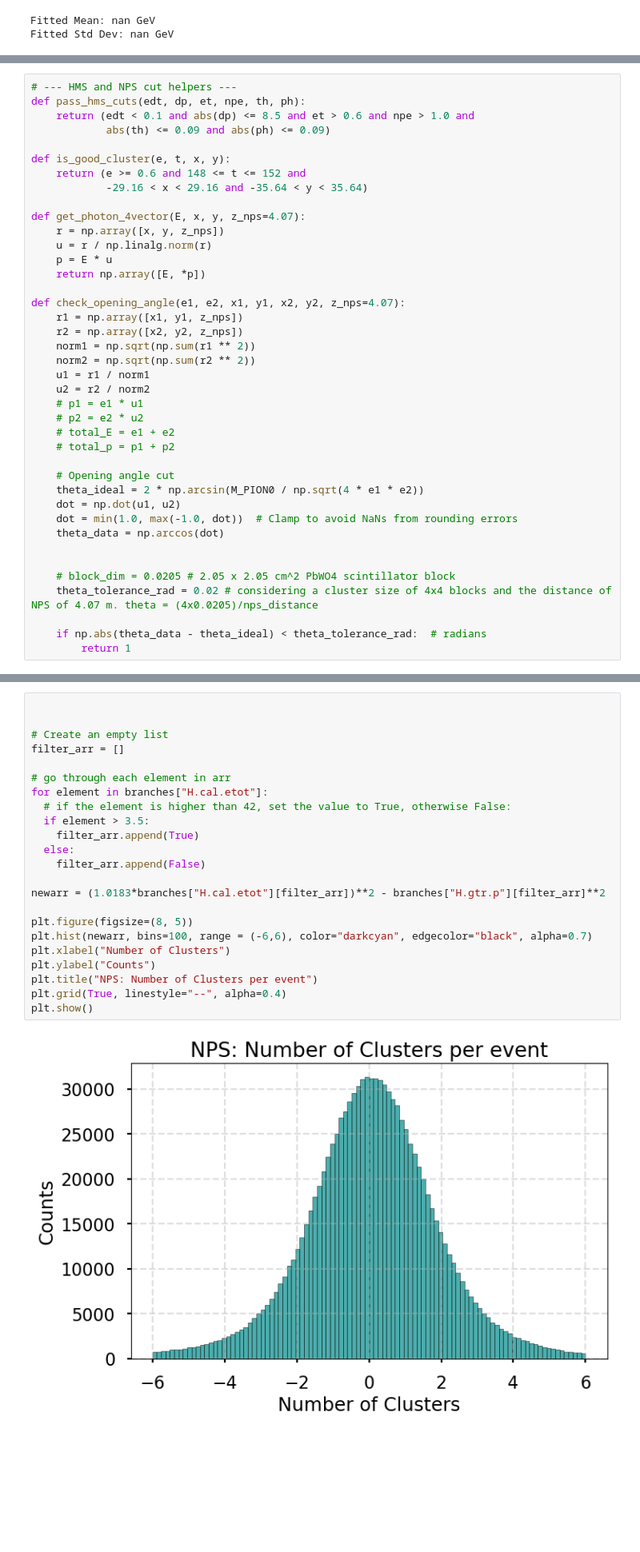
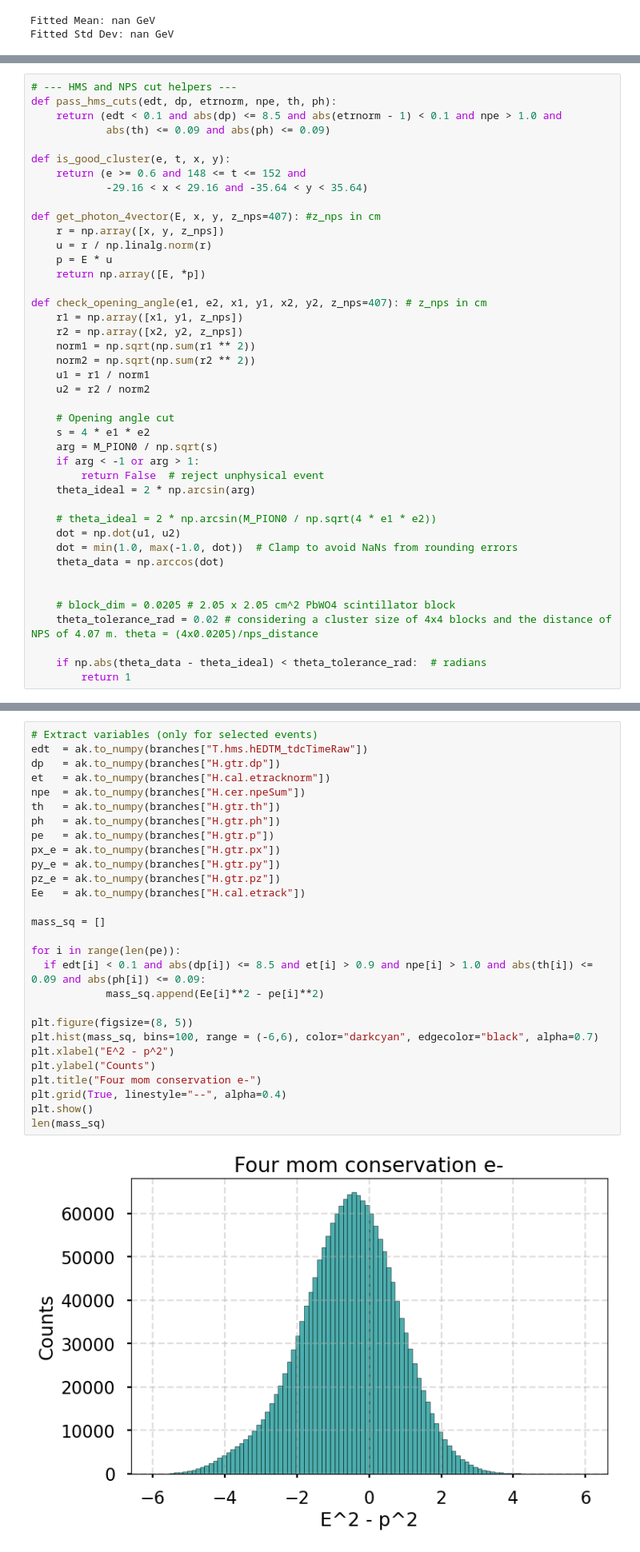
Before and after one commit to avnishphy/nps_analysis, a Jupyter notebook: pi0_analysis/exclusive_pi0.ipynb, the cells around one changed output, grey strips where cells are left out. Shown at 80% size. Drawn from its saved outputs; the diff is of its cells as text; blank space fills up the shorter version.

```diff
--- a/pi0_analysis/exclusive_pi0.ipynb
+++ b/pi0_analysis/exclusive_pi0.ipynb
@@ -908,33 +1140,35 @@ def detector_hut_to_hall_with_translation(px, py, pz, L=18.1, theta_deg=16.5):
 # %%
 # --- HMS and NPS cut helpers ---
-def pass_hms_cuts(edt, dp, et, npe, th, ph):
-    return (edt < 0.1 and abs(dp) <= 8.5 and et > 0.6 and npe > 1.0 and
+def pass_hms_cuts(edt, dp, etrnorm, npe, th, ph):
+    return (edt < 0.1 and abs(dp) <= 8.5 and abs(etrnorm - 1) < 0.1 and npe > 1.0 and
             abs(th) <= 0.09 and abs(ph) <= 0.09)
 
 def is_good_cluster(e, t, x, y):
     return (e >= 0.6 and 148 <= t <= 152 and
             -29.16 < x < 29.16 and -35.64 < y < 35.64)
 
-def get_photon_4vector(E, x, y, z_nps=4.07):
+def get_photon_4vector(E, x, y, z_nps=407): #z_nps in cm
     r = np.array([x, y, z_nps])
     u = r / np.linalg.norm(r)
     p = E * u
     return np.array([E, *p])
 
-def check_opening_angle(e1, e2, x1, y1, x2, y2, z_nps=4.07):
+def check_opening_angle(e1, e2, x1, y1, x2, y2, z_nps=407): # z_nps in cm
     r1 = np.array([x1, y1, z_nps])
     r2 = np.array([x2, y2, z_nps])
     norm1 = np.sqrt(np.sum(r1 ** 2))
     norm2 = np.sqrt(np.sum(r2 ** 2))
     u1 = r1 / norm1
     u2 = r2 / norm2
-    # p1 = e1 * u1
-    # p2 = e2 * u2
-    # total_E = e1 + e2
-    # total_p = p1 + p2
 
     # Opening angle cut
-    theta_ideal = 2 * np.arcsin(M_PION0 / np.sqrt(4 * e1 * e2))
+    s = 4 * e1 * e2
+    arg = M_PION0 / np.sqrt(s)
+    if arg < -1 or arg > 1:
+        return False  # reject unphysical event
+    theta_ideal = 2 * np.arcsin(arg)
+
+    # theta_ideal = 2 * np.arcsin(M_PION0 / np.sqrt(4 * e1 * e2))
     dot = np.dot(u1, u2)
     dot = min(1.0, max(-1.0, dot))  # Clamp to avoid NaNs from rounding errors
     theta_data = np.arccos(dot)
@@ -1170,25 +1386,30 @@ has_two_clust = ak.num(branches["NPS.cal.clusE"]) >= 2
 # %%
+# Extract variables (only for selected events)
+edt  = ak.to_numpy(branches["T.hms.hEDTM_tdcTimeRaw"])
+dp   = ak.to_numpy(branches["H.gtr.dp"])
+et   = ak.to_numpy(branches["H.cal.etracknorm"])
+npe  = ak.to_numpy(branches["H.cer.npeSum"])
+th   = ak.to_numpy(branches["H.gtr.th"])
+ph   = ak.to_numpy(branches["H.gtr.ph"])
+pe   = ak.to_numpy(branches["H.gtr.p"])
+px_e = ak.to_numpy(branches["H.gtr.px"])
+py_e = ak.to_numpy(branches["H.gtr.py"])
+pz_e = ak.to_numpy(branches["H.gtr.pz"])
+Ee   = ak.to_numpy(branches["H.cal.etrack"])
 
+mass_sq = []
 
-# Create an empty list
-filter_arr = []
-
-# go through each element in arr
-for element in branches["H.cal.etot"]:
-  # if the element is higher than 42, set the value to True, otherwise False:
-  if element > 3.5:
-    filter_arr.append(True)
-  else:
-    filter_arr.append(False)
-
-newarr = (1.0183*branches["H.cal.etot"][filter_arr])**2 - branches["H.gtr.p"][filter_arr]**2
+for i in range(len(pe)):
+  if edt[i] < 0.1 and abs(dp[i]) <= 8.5 and et[i] > 0.9 and npe[i] > 1.0 and abs(th[i]) <= 0.09 and abs(ph[i]) <= 0.09:
+            mass_sq.append(Ee[i]**2 - pe[i]**2)
 
 plt.figure(figsize=(8, 5))
-plt.hist(newarr, bins=100, range = (-6,6), color="darkcyan", edgecolor="black", alpha=0.7)
-plt.xlabel("Number of Clusters")
+plt.hist(mass_sq, bins=100, range = (-6,6), color="darkcyan", edgecolor="black", alpha=0.7)
+plt.xlabel("E^2 - p^2")
 plt.ylabel("Counts")
-plt.title("NPS: Number of Clusters per event")
+plt.title("Four mom conservation e-")
 plt.grid(True, linestyle="--", alpha=0.4)
 plt.show()
+len(mass_sq)
 # %% [output]
-[figure, old version]
+[figure, new version]
```
Also changed, not shown: parts of 33 cells of this notebook, 7 other files.
